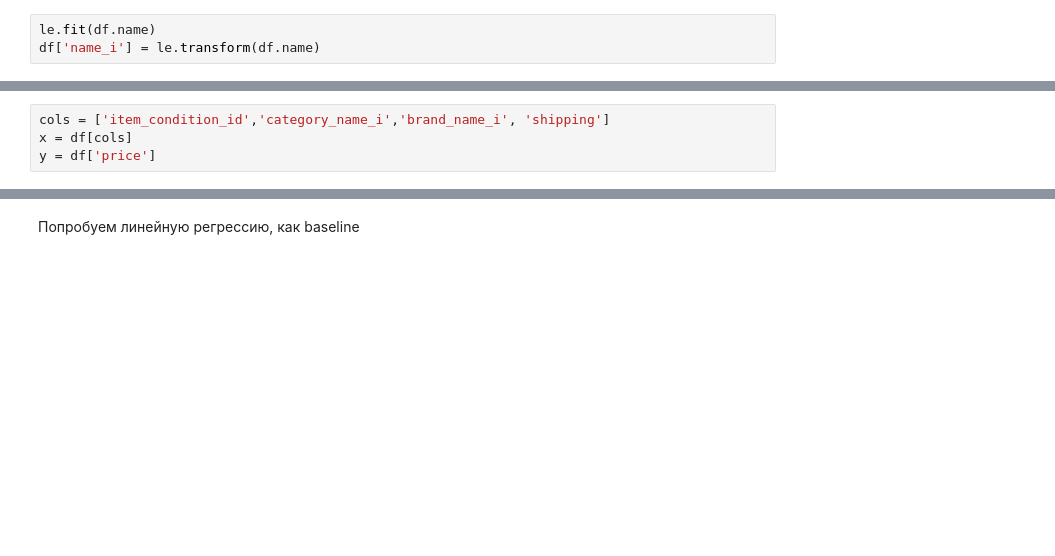
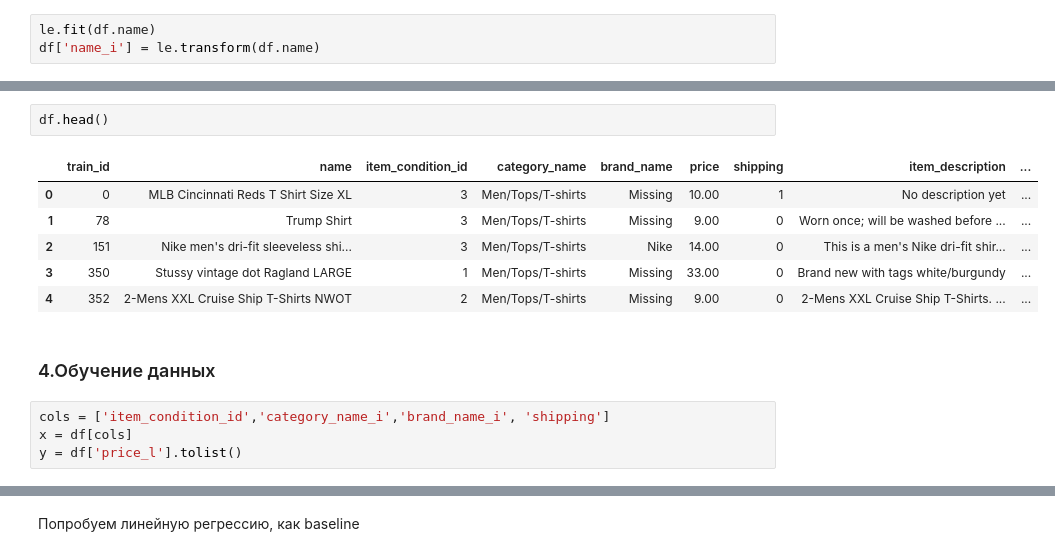
Before and after one commit to Albinamkh21/ds_hw, a Jupyter notebook: homework6-boosting.ipynb, the cells around one changed output, grey strips where cells are left out. Cells and saved outputs as stored; diff of their text form; blank space fills up the shorter version.

```diff
--- a/homework6-boosting.ipynb
+++ b/homework6-boosting.ipynb
@@ -172,4 +233,15 @@ df.head(5)
+# %%
+df.head()
+# %% [output]
+|  | train_id | name | item_condition_id | category_name | brand_name | price | shipping | item_description | ... |
+| 0 | 0 | MLB Cincinnati Reds T Shirt Size XL | 3 | Men/Tops/T-shirts | Missing | 10.00 | 1 | No description yet | ... |
+| 1 | 78 | Trump Shirt | 3 | Men/Tops/T-shirts | Missing | 9.00 | 0 | Worn once; will be washed before ... | ... |
+| 2 | 151 | Nike men's dri-fit sleeveless shi... | 3 | Men/Tops/T-shirts | Nike | 14.00 | 0 | This is a men's Nike dri-fit shir... | ... |
+| 3 | 350 | Stussy vintage dot Ragland LARGE | 1 | Men/Tops/T-shirts | Missing | 33.00 | 0 | Brand new with tags white/burgundy | ... |
+| 4 | 352 | 2-Mens XXL Cruise Ship T-Shirts NWOT | 2 | Men/Tops/T-shirts | Missing | 9.00 | 0 | 2-Mens XXL Cruise Ship T-Shirts. ... | ... |
+# %% [markdown]
+### 4.Обучение данных
 # %%
 cols = ['item_condition_id','category_name_i','brand_name_i', 'shipping']
 x = df[cols]
-y = df['price']
+y = df['price_l'].tolist()
```
Also changed, not shown: parts of 41 cells of this notebook, 2 other files.
